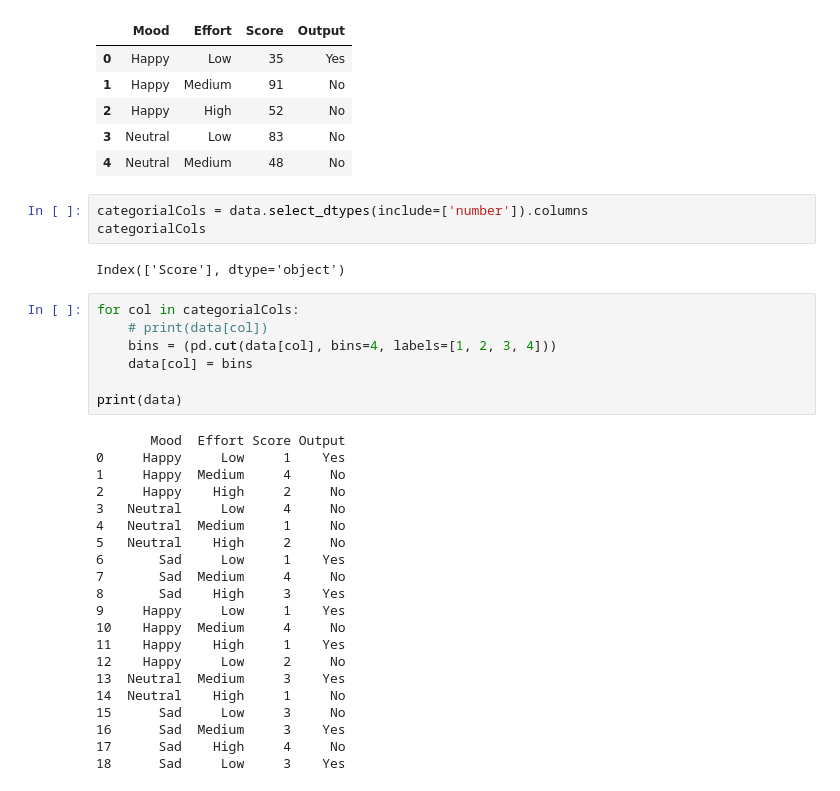
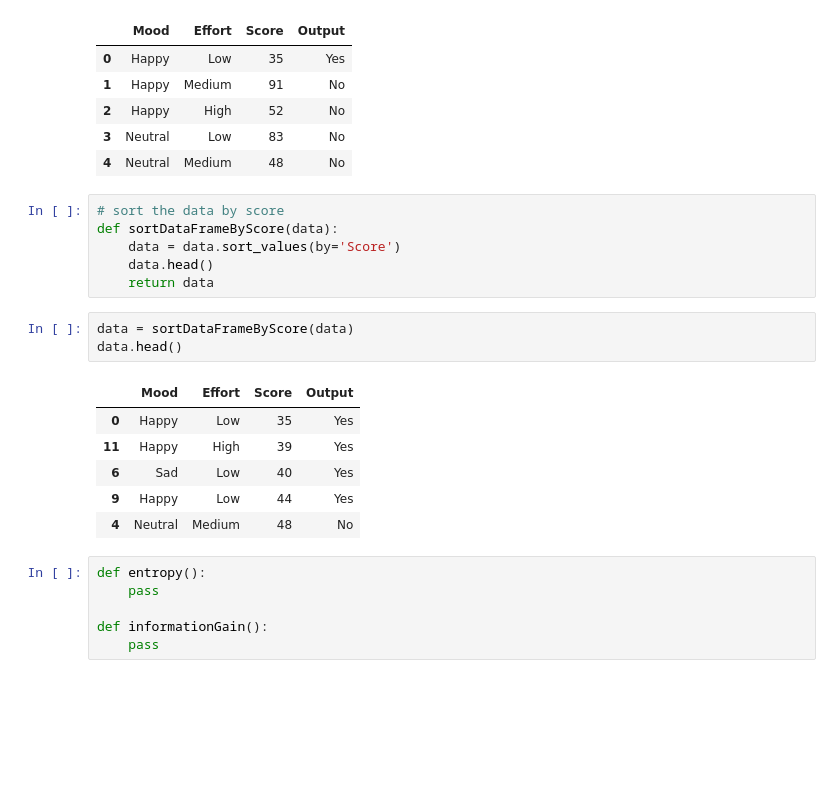
Before and after one commit to DeneshwaraSai/IIT-CS484-ML, a Jupyter notebook: Assignment1/id3.ipynb, the cells around one changed output. Saved outputs shown, nothing was run; the diff lists cells and outputs as text; blank space fills up the shorter version.

```diff
--- a/Assignment1/id3.ipynb
+++ b/Assignment1/id3.ipynb
@@ -19,36 +19,25 @@ data.head()
 | 2 | Happy | High | 52 | No |
 | 3 | Neutral | Low | 83 | No |
 | 4 | Neutral | Medium | 48 | No |
-# %%
-categorialCols = data.select_dtypes(include=['number']).columns
-categorialCols
-# %% [output]
-Index(['Score'], dtype='object')
-# %%
-for col in categorialCols:
-    # print(data[col])
-    bins = (pd.cut(data[col], bins=4, labels=[1, 2, 3, 4]))
-    data[col] = bins
-
-print(data)
-# %% [output]
-       Mood  Effort Score Output
-0     Happy     Low     1    Yes
-1     Happy  Medium     4     No
-2     Happy    High     2     No
-3   Neutral     Low     4     No
-4   Neutral  Medium     1     No
-5   Neutral    High     2     No
-6       Sad     Low     1    Yes
-7       Sad  Medium     4     No
-8       Sad    High     3    Yes
-9     Happy     Low     1    Yes
-10    Happy  Medium     4     No
-11    Happy    High     1    Yes
-12    Happy     Low     2     No
-13  Neutral  Medium     3    Yes
-14  Neutral    High     1     No
-15      Sad     Low     3     No
-16      Sad  Medium     3    Yes
-17      Sad    High     4     No
-18      Sad     Low     3    Yes
+# %%
+# sort the data by score
+def sortDataFrameByScore(data):
+    data = data.sort_values(by='Score')
+    data.head()
+    return data
+# %%
+data = sortDataFrameByScore(data)
+data.head()
+# %% [output]
+|  | Mood | Effort | Score | Output |
+| 0 | Happy | Low | 35 | Yes |
+| 11 | Happy | High | 39 | Yes |
+| 6 | Sad | Low | 40 | Yes |
+| 9 | Happy | Low | 44 | Yes |
+| 4 | Neutral | Medium | 48 | No |
+# %%
+def entropy():
+    pass
+
+def informationGain():
+    pass
```
Also changed, not shown: 3 other files.
